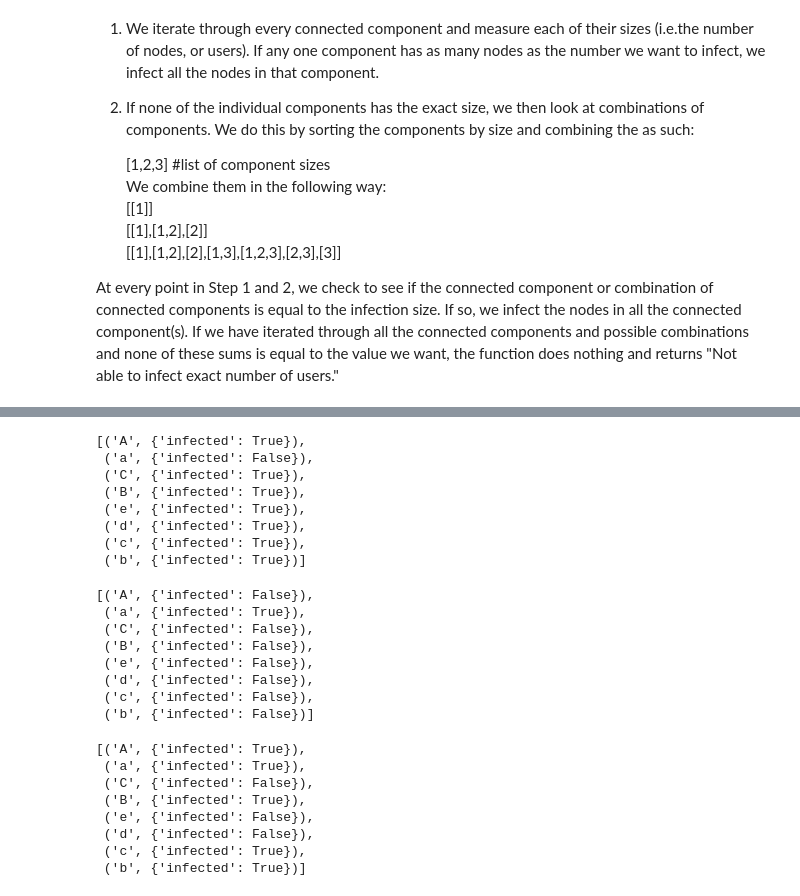
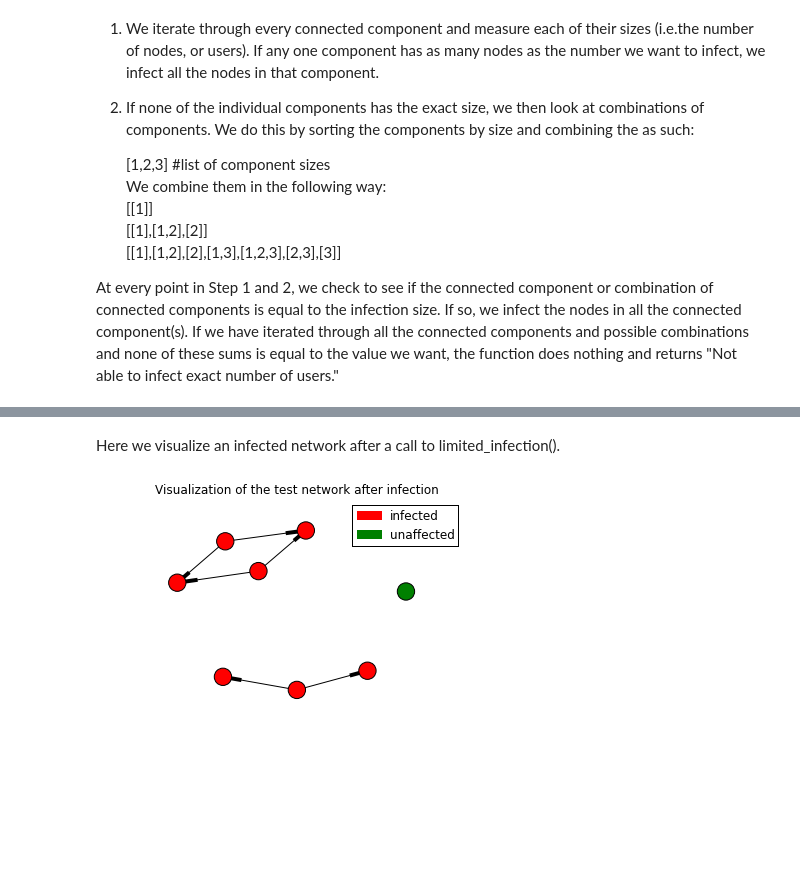
Before and after one commit to lhz1029/Khan_Academy_Infection, a Jupyter notebook: Khan_Academy_Infection.ipynb, the cells around one changed output, grey strips where cells are left out. Cells and saved outputs as stored; diff of their text form; code cells hidden in the pictures; blank space fills up the shorter version.

```diff
--- a/Khan_Academy_Infection.ipynb
+++ b/Khan_Academy_Infection.ipynb
@@ -201,15 +114,14 @@ def limited_infection(infect_num, network):
         _infect_cmpt(network, cmpts_list, num_list, num_cmpts)
         return "Successfully infected single component of size %s." % infect_num
 
-
     ### Step 1: find all the connected components in the network
 
-    while num_tested <= network_length:
+    while num_tested < network_length:
         #flatten the list of lists to a list to iterate
         flattened_list = [cmpt for cmpts in cmpts_list for cmpt in cmpts]
         #find a random user from another component of the network not already looked at
         while random_user in flattened_list:
-            random_user = np.random.choice(all_nodes)
+            random_user = np.random.choice(list(set(all_nodes) - set(flattened_list)))
         #find the connectd component the user belongs to
         cmpts = _find_connected_component([],random_user, network)
         num_cmpts = len(cmpts)
@@ -222,7 +134,6 @@ def limited_infection(infect_num, network):
             return "Successfully infected single component of size %s." % infect_num
         #increase the counter keeping track of the nodes accounted for in the iterations
         num_tested +=num_cmpts
-
 
     ### Step 2: iterate through combinations of connected components
     ### to find one that satisfies the constraints
@@ -259,57 +218,13 @@ We use a similarly structured graph for our testing this time as well.
+# %% [markdown]
+Here we visualize an infected network after a call to limited_infection().
 # %%
-#Test Part 1
 network1=nx.DiGraph()
 network1.add_nodes_from(["A","B","C"], infected=False)
 network1.add_nodes_from(['a','b','c','d','e'], infected=False)
 network1.add_edges_from([("A",'b'), ('A','c'), ("B",'b'),("B",'c'),("C",'d'),("C",'e')])
 network1a = network1.to_undirected()
 limited_infection(7,network1a)
 #expect all nodes except 'a' to be infected
-network1a.nodes(True)
+visualize_infected_network(network1, network1a)
 # %% [output]
-[('A', {'infected': True}),
- ('a', {'infected': False}),
- ('C', {'infected': True}),
- ('B', {'infected': True}),
- ('e', {'infected': True}),
- ('d', {'infected': True}),
- ('c', {'infected': True}),
- ('b', {'infected': True})]
+[figure, added]
-# %%
-#Test Part 2
-network1=nx.DiGraph()
-network1.add_nodes_from(["A","B","C"], infected=False)
-network1.add_nodes_from(['a','b','c','d','e'], infected=False)
-network1.add_edges_from([("A",'b'), ('A','c'), ("B",'b'),("B",'c'),("C",'d'),("C",'e')])
-network1a = network1.to_undirected()
-limited_infection(1,network1a)
-#expect 'a' to be infected
-network1a.nodes(True)
-# %% [output]
-[('A', {'infected': False}),
- ('a', {'infected': True}),
- ('C', {'infected': False}),
- ('B', {'infected': False}),
- ('e', {'infected': False}),
- ('d', {'infected': False}),
- ('c', {'infected': False}),
- ('b', {'infected': False})]
-# %%
-#Test Part 3
-network1=nx.DiGraph()
-network1.add_nodes_from(["A","B","C"], infected=False)
-network1.add_nodes_from(['a','b','c','d','e'], infected=False)
-network1.add_edges_from([("A",'b'), ('A','c'), ("B",'b'),("B",'c'),("C",'d'),("C",'e')])
-network1a = network1.to_undirected()
-limited_infection(6,network1a)
-#expect a no nodes to be infected
-network1a.nodes(True)
-# %% [output]
-[('A', {'infected': True}),
- ('a', {'infected': True}),
- ('C', {'infected': False}),
- ('B', {'infected': True}),
- ('e', {'infected': False}),
- ('d', {'infected': False}),
- ('c', {'infected': True}),
- ('b', {'infected': True})]
```
Also changed, not shown: parts of 19 cells of this notebook, 2 other files.
